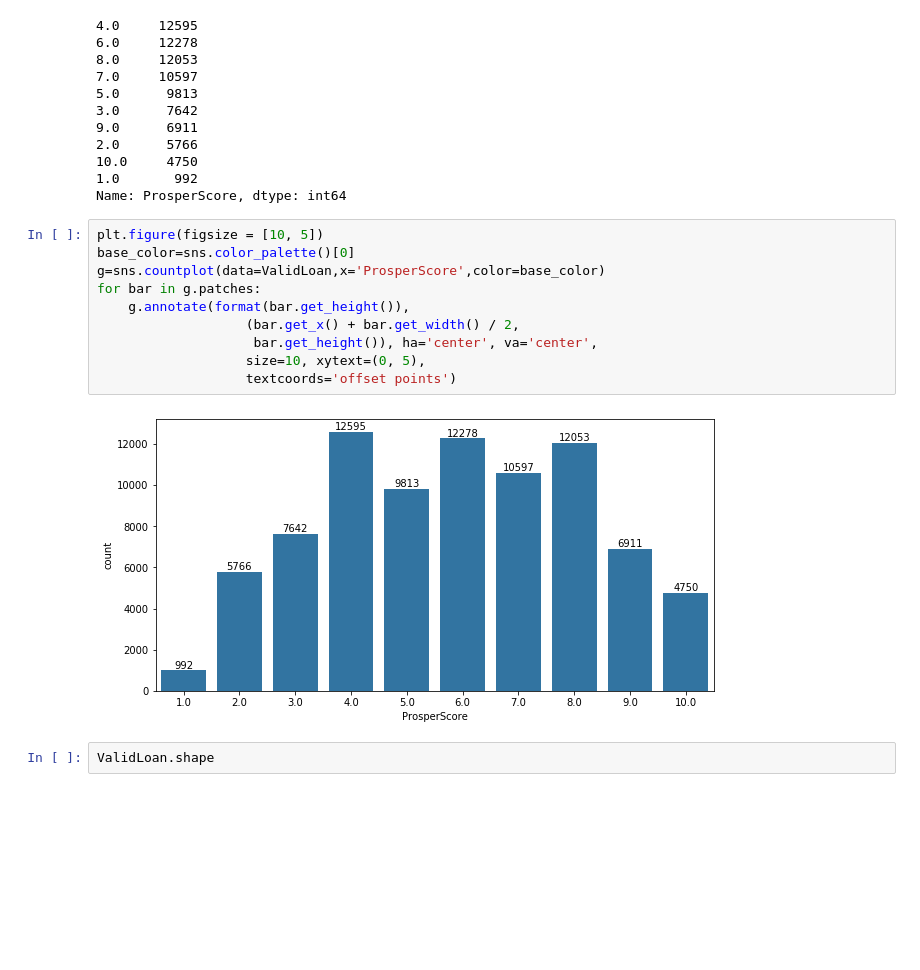
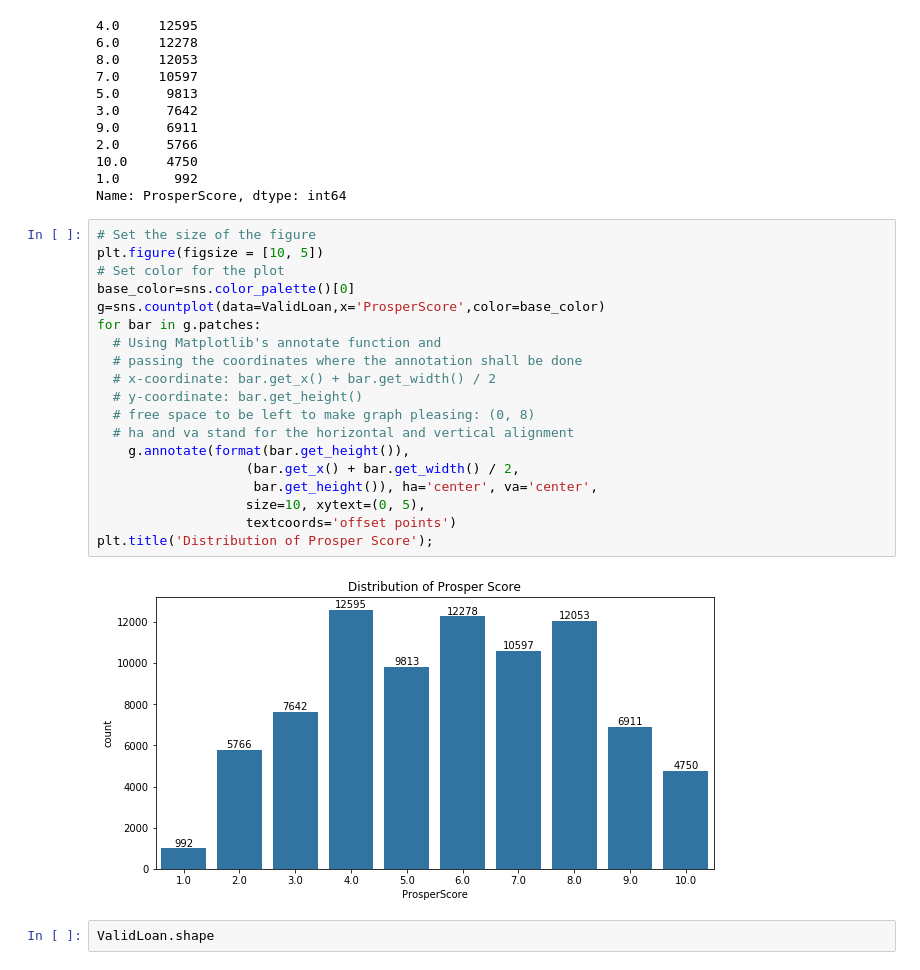
Before and after one commit to huonghuynh93/Data--Visualization, a Jupyter notebook: Exploration.ipynb, the cells around one changed output. Saved outputs shown, nothing was run; the diff lists cells and outputs as text; blank space fills up the shorter version.

```diff
--- a/Exploration.ipynb
+++ b/Exploration.ipynb
@@ -121,17 +130,26 @@ ValidLoan.ProsperScore.value_counts()
 1.0       992
 Name: ProsperScore, dtype: int64
 # %%
+# Set the size of the figure
 plt.figure(figsize = [10, 5])
+# Set color for the plot
 base_color=sns.color_palette()[0]
 g=sns.countplot(data=ValidLoan,x='ProsperScore',color=base_color)
 for bar in g.patches:
+  # Using Matplotlib's annotate function and
+  # passing the coordinates where the annotation shall be done
+  # x-coordinate: bar.get_x() + bar.get_width() / 2
+  # y-coordinate: bar.get_height()
+  # free space to be left to make graph pleasing: (0, 8)
+  # ha and va stand for the horizontal and vertical alignment
     g.annotate(format(bar.get_height()),
                    (bar.get_x() + bar.get_width() / 2,
                     bar.get_height()), ha='center', va='center',
                    size=10, xytext=(0, 5),
                    textcoords='offset points')
+plt.title('Distribution of Prosper Score');
 # %% [output]
-[figure, old version]
+[figure, new version]
 # %%
 ValidLoan.shape
 # %% [output]
```
Also changed, not shown: parts of 18 cells of this notebook, 3 other files.
